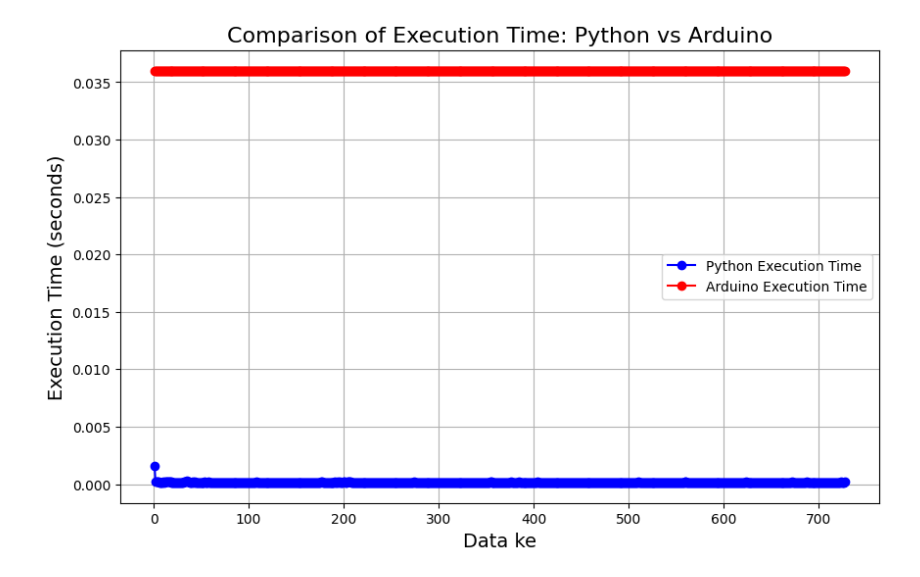
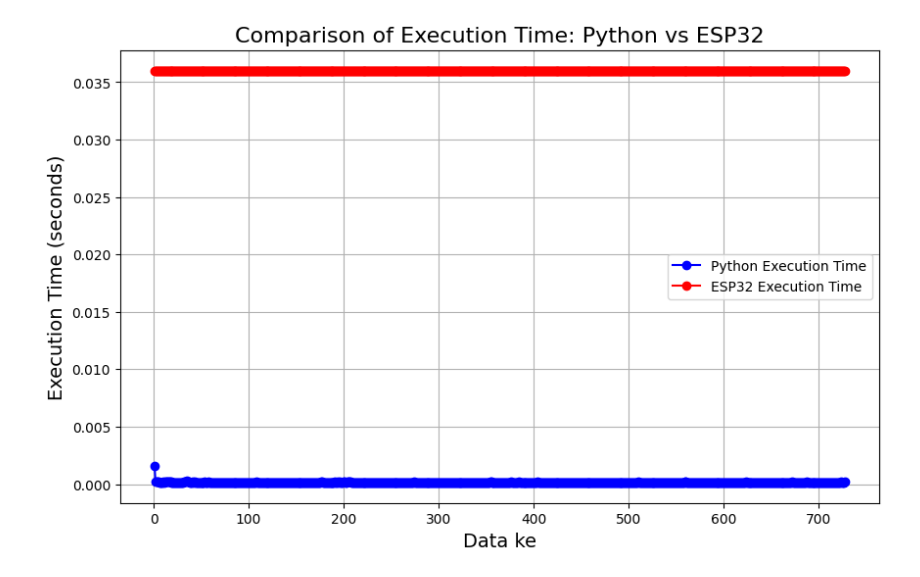
Before and after one commit to rifai716/edge-ai, a Jupyter notebook: prediksi-hujan-svm/olah-data.ipynb, the cells around one changed output. Cells and saved outputs as stored; diff of their text form; code cells hidden in the pictures.

Commit message:
update menggunakan micros dan ganti arduino to ESP32 title

```diff
--- a/prediksi-hujan-svm/olah-data.ipynb
+++ b/prediksi-hujan-svm/olah-data.ipynb
@@ -1,3 +1,37 @@
+# %%
+# Import necessary libraries
+import pandas as pd
+import matplotlib.pyplot as plt
+import numpy as np
+
+# Load the dataset from the CSV file
+data = pd.read_csv('output-millis.csv')
+
+# Display the first few rows of the dataset
+data.head()
+
+# Plotting comparison between Python execution time and ESP32 execution time
+
+# Create a figure and axis
+fig, ax = plt.subplots(figsize=(10, 6))
+
+# Plot the execution times for Python and ESP32
+ax.plot(data['Data ke'], data['Execution Time'], label='Python Execution Time', marker='o', linestyle='-', color='b')
+ax.plot(data['Data ke'], data['Arduino Execution Time'], label='ESP32 Execution Time', marker='o', linestyle='-', color='r')
+
+# Set labels for the axes and title
+ax.set_xlabel('Data ke', fontsize=14)
+ax.set_ylabel('Execution Time (seconds)', fontsize=14)
+ax.set_title('Comparison of Execution Time: Python vs ESP32', fontsize=16)
+
+# Display the legend
+ax.legend()
+
+# Show the plot
+plt.grid(True)
+plt.show()
+# %% [output]
+[figure, added]
 # %%
 # Import necessary libraries
 import pandas as pd
@@ -10,19 +44,19 @@ data = pd.read_csv('output.csv')
 # Display the first few rows of the dataset
 data.head()
 
-# Plotting comparison between Python execution time and Arduino execution time
+# Plotting comparison between Python execution time and ESP32 execution time
 
 # Create a figure and axis
 fig, ax = plt.subplots(figsize=(10, 6))
 
-# Plot the execution times for Python and Arduino
+# Plot the execution times for Python and ESP32
 ax.plot(data['Data ke'], data['Execution Time'], label='Python Execution Time', marker='o', linestyle='-', color='b')
-ax.plot(data['Data ke'], data['Arduino Execution Time'], label='Arduino Execution Time', marker='o', linestyle='-', color='r')
+ax.plot(data['Data ke'], data['Arduino Execution Time'], label='ESP32 Execution Time', marker='o', linestyle='-', color='r')
 
 # Set labels for the axes and title
 ax.set_xlabel('Data ke', fontsize=14)
 ax.set_ylabel('Execution Time (seconds)', fontsize=14)
-ax.set_title('Comparison of Execution Time: Python vs Arduino', fontsize=16)
+ax.set_title('Comparison of Execution Time: Python vs ESP32', fontsize=16)
 
 # Display the legend
 ax.legend()
@@ -30,5 +64,3 @@ ax.legend()
 # Show the plot
 plt.grid(True)
 plt.show()
-# %% [output]
-[figure, removed]
```
Also changed, not shown: parts of 3 cells of this notebook, 3 other files.
